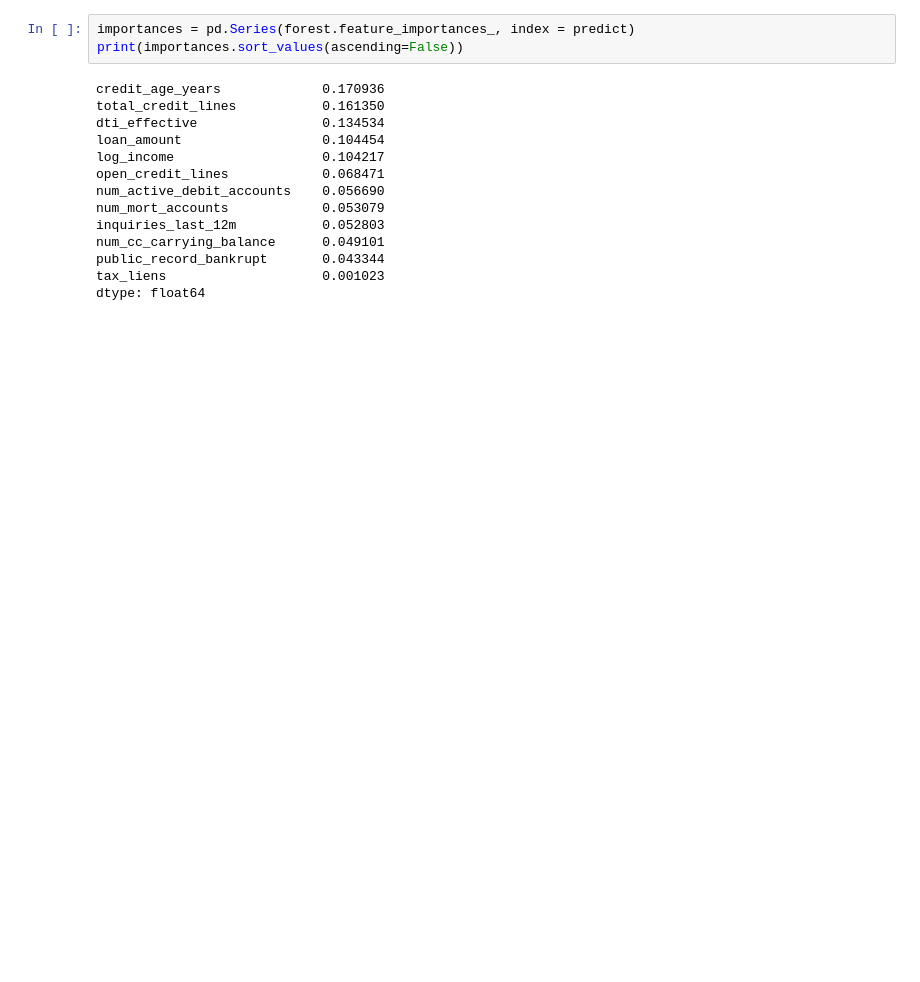
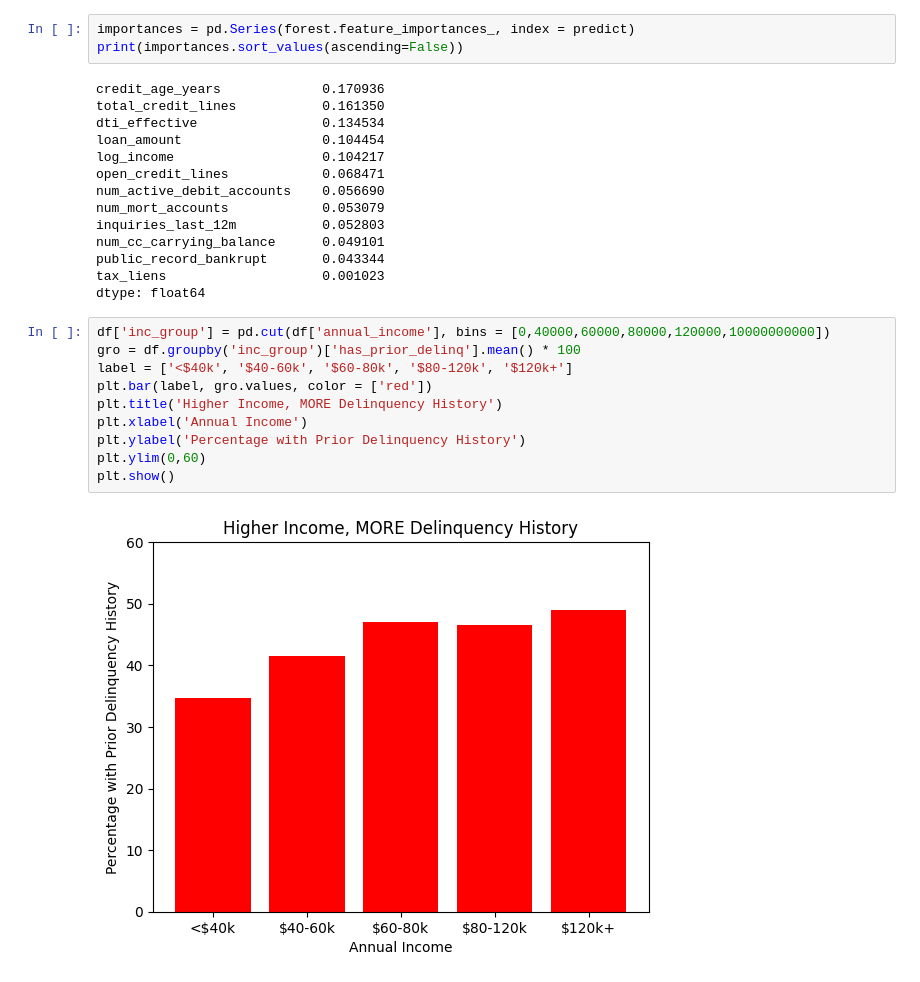
Before and after one commit to AdrianP428/DSRP_Project_MMF, a Jupyter notebook: DSRP_Project_AP.ipynb, the cells around one changed output. Saved outputs shown, nothing was run; the diff lists cells and outputs as text; blank space fills up the shorter version.

```diff
--- a/DSRP_Project_AP.ipynb
+++ b/DSRP_Project_AP.ipynb
@@ -589,3 +599,15 @@ num_cc_carrying_balance      0.049101
 public_record_bankrupt       0.043344
 tax_liens                    0.001023
 dtype: float64
+# %%
+df['inc_group'] = pd.cut(df['annual_income'], bins = [0,40000,60000,80000,120000,10000000000])
+gro = df.groupby('inc_group')['has_prior_delinq'].mean() * 100
+label = ['<$40k', '$40-60k', '$60-80k', '$80-120k', '$120k+']
+plt.bar(label, gro.values, color = ['red'])
+plt.title('Higher Income, MORE Delinquency History')
+plt.xlabel('Annual Income')
+plt.ylabel('Percentage with Prior Delinquency History')
+plt.ylim(0,60)
+plt.show()
+# %% [output]
+[figure, added]
```
Also changed, not shown: parts of 4 cells of this notebook.
